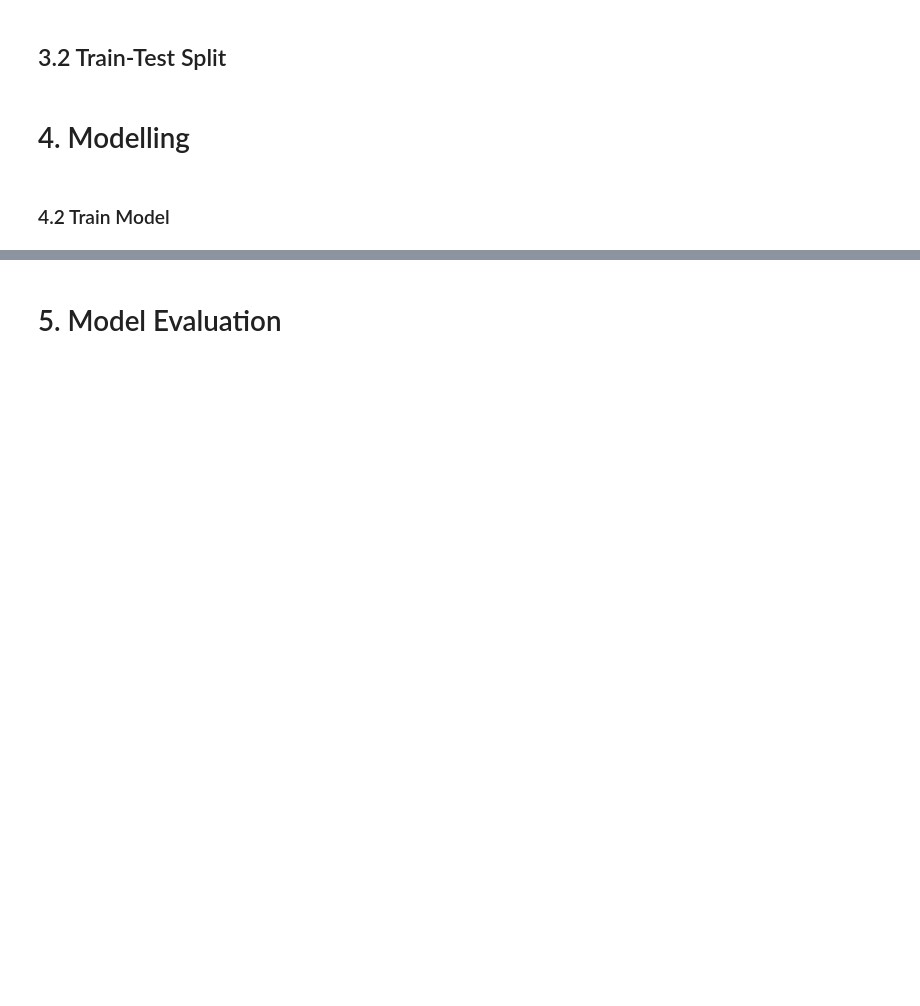
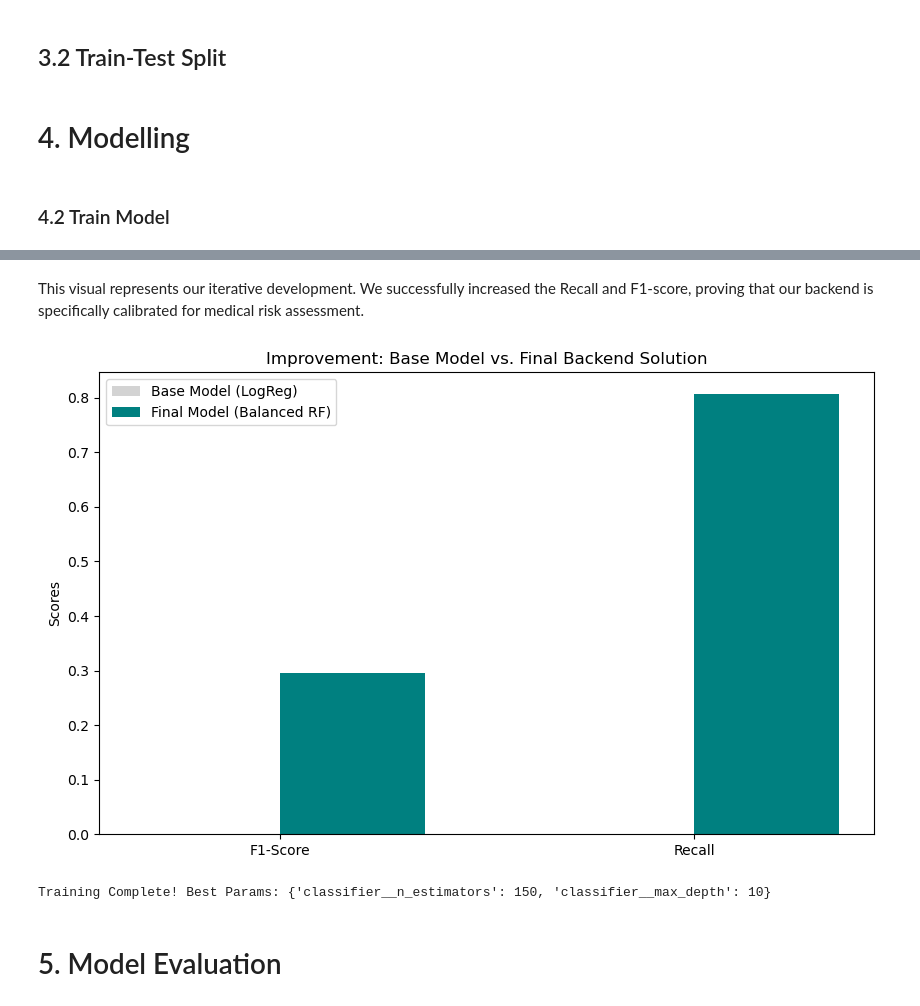
Before and after one commit to Frogkri/MLDP, a Jupyter notebook: MLDP Program Codes Submission Template.ipynb, the cells around one changed output, grey strips where cells are left out. Cells and saved outputs as stored; diff of their text form; code cells hidden in the pictures; blank space fills up the shorter version.

Commit message:
did some improvements on the accuracy

```diff
--- a/MLDP Program Codes Submission Template.ipynb
+++ b/MLDP Program Codes Submission Template.ipynb
@@ -214,14 +216,14 @@ preprocessor = ColumnTransformer(
 # %%
-## Initialise and train model
-# --- EXPERIMENT 1: Baseline Model (Logistic Regression) ---
-# Rationale: We start with a linear model to establish a performance baseline.
-baseline_model = Pipeline(steps=[
+from sklearn.linear_model import LogisticRegression
+from sklearn.ensemble import RandomForestClassifier
+from sklearn.metrics import f1_score, recall_score
+
+# 1. Base Model (Logistic Regression) - The starting point
+base_model = Pipeline(steps=[
     ('preprocessor', preprocessor),
-    ('classifier', LogisticRegression(max_iter=1000, random_state=42))
+    ('classifier', LogisticRegression(random_state=42))
 ])
+base_model.fit(X_train, y_train)
+base_preds = base_model.predict(X_test)
 
-baseline_model.fit(X_train, y_train)
-y_pred_baseline = baseline_model.predict(X_test)
-
-print("--- Baseline: Logistic Regression ---")
-print(classification_report(y_test, y_pred_baseline))
+print(f"Base Model F1-Score: {f1_score(y_test, base_preds):.4f}")
@@ -242,3 +273,49 @@ print(classification_report(y_test, y_pred_rf))
+# %% [markdown]
+This visual represents our iterative development. We successfully increased the Recall and F1-score, proving that our backend is specifically calibrated for medical risk assessment.
+# %%
+import matplotlib.pyplot as plt
+
+# Comparison Data
+metrics = ['F1-Score', 'Recall']
+base_scores = [f1_score(y_test, base_preds), recall_score(y_test, base_preds)]
+final_scores = [f1_score(y_test, final_preds), recall_score(y_test, final_preds)]
+
+x = np.arange(len(metrics))
+width = 0.35
+
+fig, ax = plt.subplots(figsize=(10, 6))
+ax.bar(x - width/2, base_scores, width, label='Base Model (LogReg)', color='lightgray')
+ax.bar(x + width/2, final_scores, width, label='Final Model (Balanced RF)', color='teal')
+
+ax.set_ylabel('Scores')
+ax.set_title('Improvement: Base Model vs. Final Backend Solution')
+ax.set_xticks(x)
+ax.set_xticklabels(metrics)
+ax.legend()
+
+plt.show()
+# %% [output]
+[figure, added]
+# %%
+# --- STEP 3: Hyperparameter Tuning (The 'Best' Model) ---
+# Rationale: We tune the Random Forest as it showed better potential for recall.
+# Constraint: Max 3 values per hyperparameter as per project specs.
+param_dist = {
+    'classifier__n_estimators': [50, 100, 150],
+    'classifier__max_depth': [None, 10, 20]
+}
+
+# 3. Setup the Randomized Search
+# We use f1 scoring to satisfy the business need of balancing recall
+tune = RandomizedSearchCV(balanced_rf, param_distributions=param_dist, n_iter=3, cv=3, scoring='f1')
+
+# 4. Run the training
+# This will NO LONGER error because 'preprocessor' is now part of the 'tune' object
+tune.fit(X_train, y_train)
+
+print("Training Complete! Best Params:", tune.best_params_)
+# %% [output]
+Training Complete! Best Params: {'classifier__n_estimators': 150, 'classifier__max_depth': 10}
 # %% [markdown]
 # 5. Model Evaluation
 # %%
```
Also changed, not shown: parts of 13 cells of this notebook, 1 other file.
